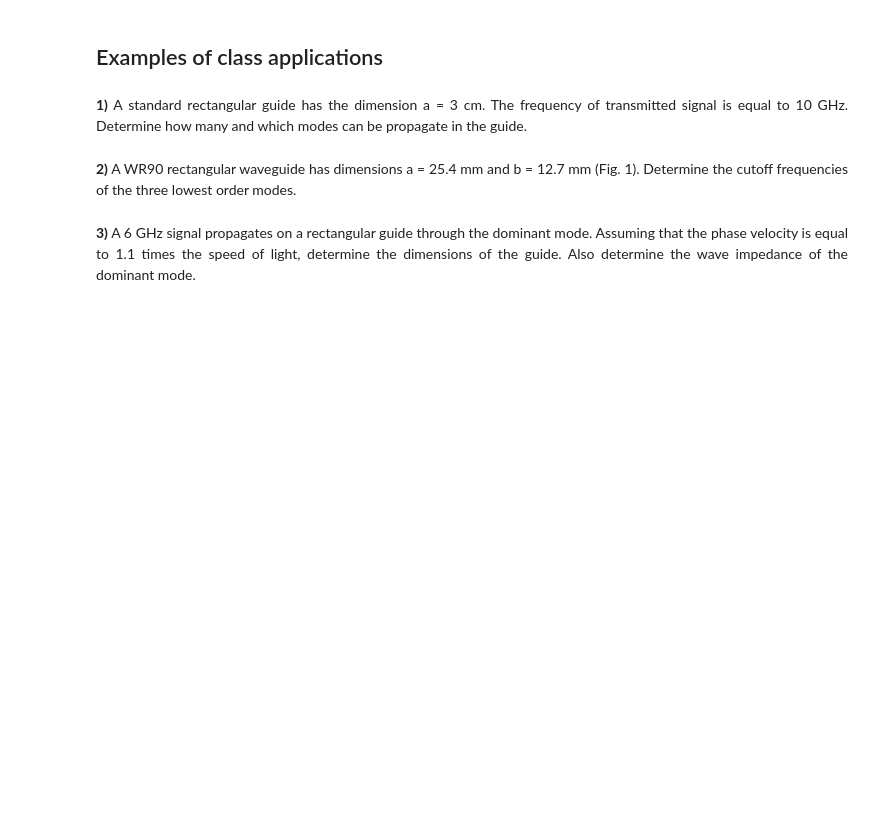
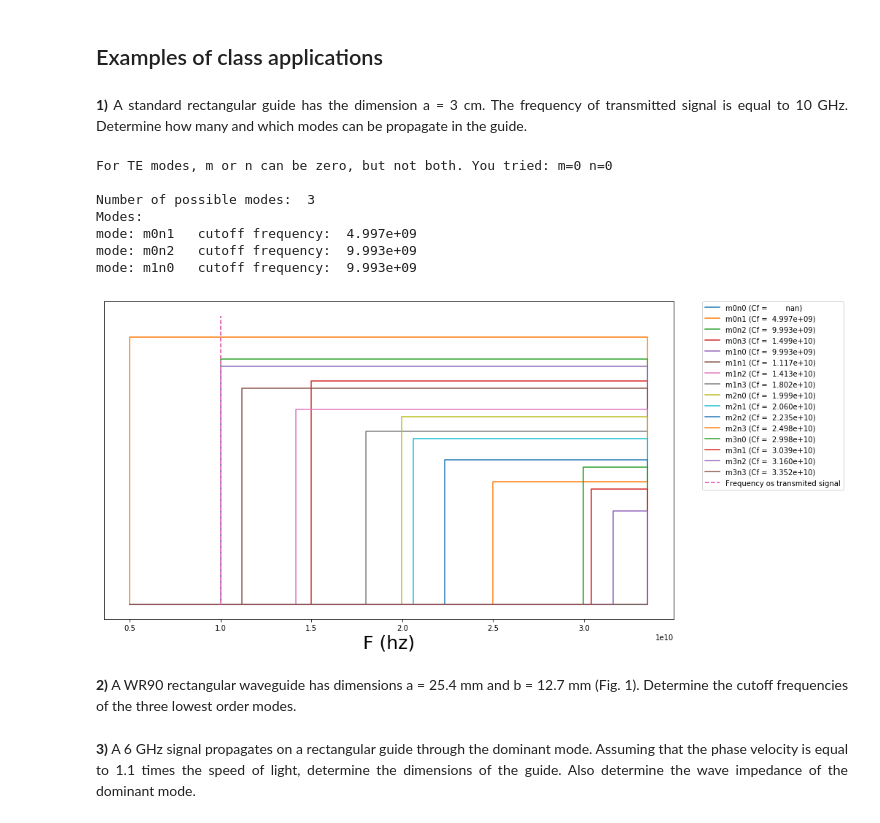
Before and after one commit to HugoSoaresFontes/Waveguides, a Jupyter notebook: tutorial.ipynb, the cells around one changed output. Drawn from its saved outputs; the diff is of its cells as text; code cells hidden in the pictures; blank space fills up the shorter version.

```diff
--- a/tutorial.ipynb
+++ b/tutorial.ipynb
@@ -365,6 +369,72 @@ A standard rectangular guide has the dimension a = 3 cm. The frequency of
 transmitted signal is equal to 10 GHz. Determine how many and which modes can be
 propagate in the guide.
 </p>
+# %%
+import matplotlib.pyplot as plt
+import numpy as np
+
+guide1=RectangularWaveGuide(a=0.03, f=10*math.pow(10,9))
+
+len_m = 4
+len_n = 4
+
+m,n = np.meshgrid(np.arange(len_m), np.arange(len_n))
+cf = np.empty((len_m, len_n))
+
+possible_modes = []
+for i in range(len_m):
+    for j in range(len_n):
+        cf[i][j] = guide1.findCF(m[i][j], n[i][j])
+        if cf[i][j] < guide1.f:
+            possible_modes += [[cf[i][j], "m"+str(i) + "n" + str(j)]]
+        if not np.isnan(cf[i][j]):
+            pass
+
+print("Number of possible modes: ", len(possible_modes))
+print("Modes:")
+for mode in possible_modes:
+    print("mode:", mode[1], "  cutoff frequency: %10.3e"%mode[0])
+#             ax.text(m[i][j], n[i][j], cf[i][j], number_compress(cf[i][j]), color='yellow')
+
+fig = plt.figure(figsize=(14, 8))
+ax = fig.add_subplot(111)
+
+
+def step(f_in, y_out, cut_f):
+    """
+    step function. Simulate A*u(t - x) where t=f_in, x=cut_f and A=y_out
+    :param f_in: input frequency
+    :param cut_f: cutoff frequency
+    :param y_out: Amplitude
+    """
+    if f_in > cut_f:
+        return y_out
+    else:
+        return 0
+
+y_scale = 7*len_m + 3*len_n
+
+x2 = np.sort(np.ravel(cf))
+for i, line in enumerate(cf[0:4, 0:4]):
+    for j, cut in enumerate(line):
+        y_value = y_scale - 7*i - 3*j
+        y2 = [step(f, y_value, cut) for f in x2]
+        step_plot =ax.step(x2, y2, label=("m" + str(i)) + "n" + str(j) + " (Cf = %10.3e" %cut + ")")
+
+ax.plot([guide1.f, guide1.f], [0, y_scale], '--',linewidth=2, label="Frequency os transmited signal")
+ax.tick_params(axis='both', left='off', labelleft='off')
+ax.set_xlabel('F (hz)', fontsize=25)
+plt.legend(bbox_to_anchor=(1.05, 1), loc=2, borderaxespad=0.)
+plt.show()
+# %% [output]
+For TE modes, m or n can be zero, but not both. You tried: m=0 n=0
+
+Number of possible modes:  3
+Modes:
+mode: m0n1   cutoff frequency:  4.997e+09
+mode: m0n2   cutoff frequency:  9.993e+09
+mode: m1n0   cutoff frequency:  9.993e+09
+[figure, added]
 # %% [markdown]
 <p style="text-align: justify; text-indent:4em">  <strong>2)</strong>
 A WR90 rectangular waveguide has dimensions a = 25.4 mm and b = 12.7
```
Also changed, not shown: parts of 3 cells of this notebook.
